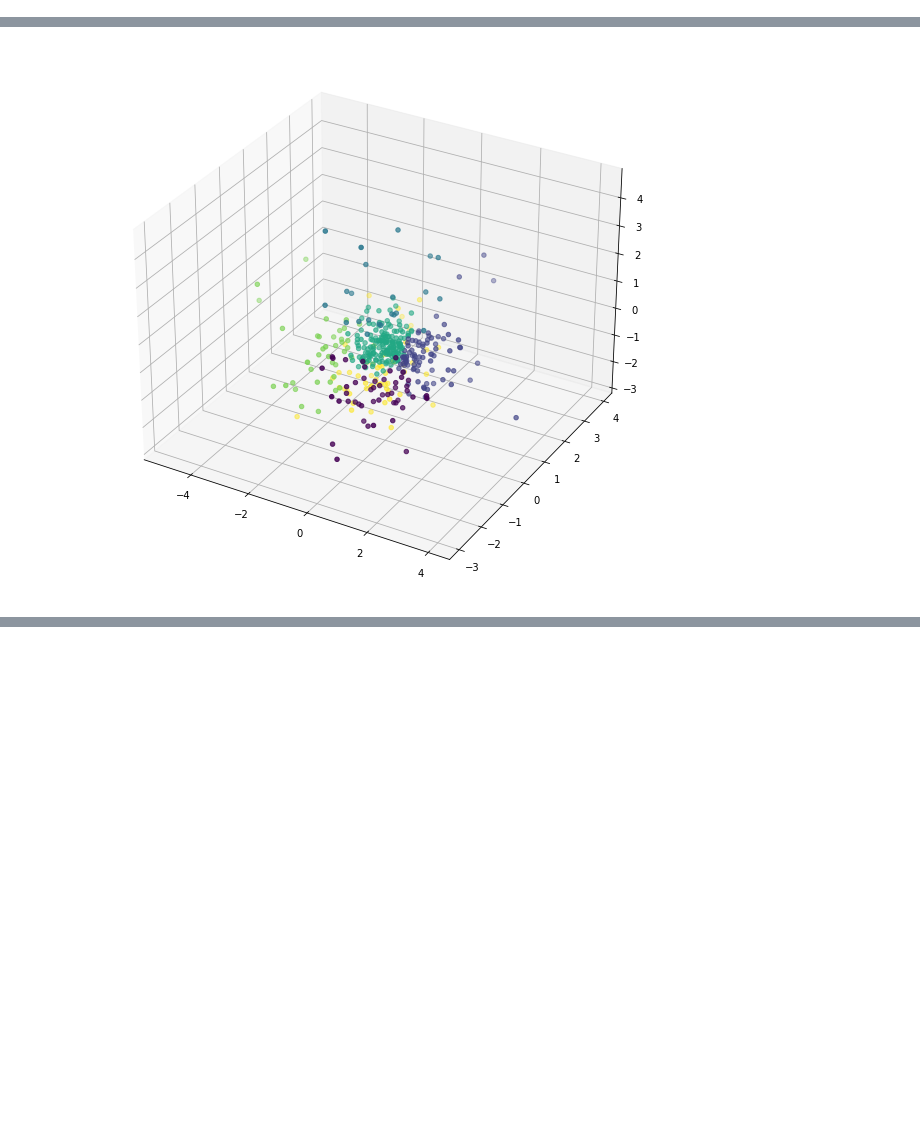
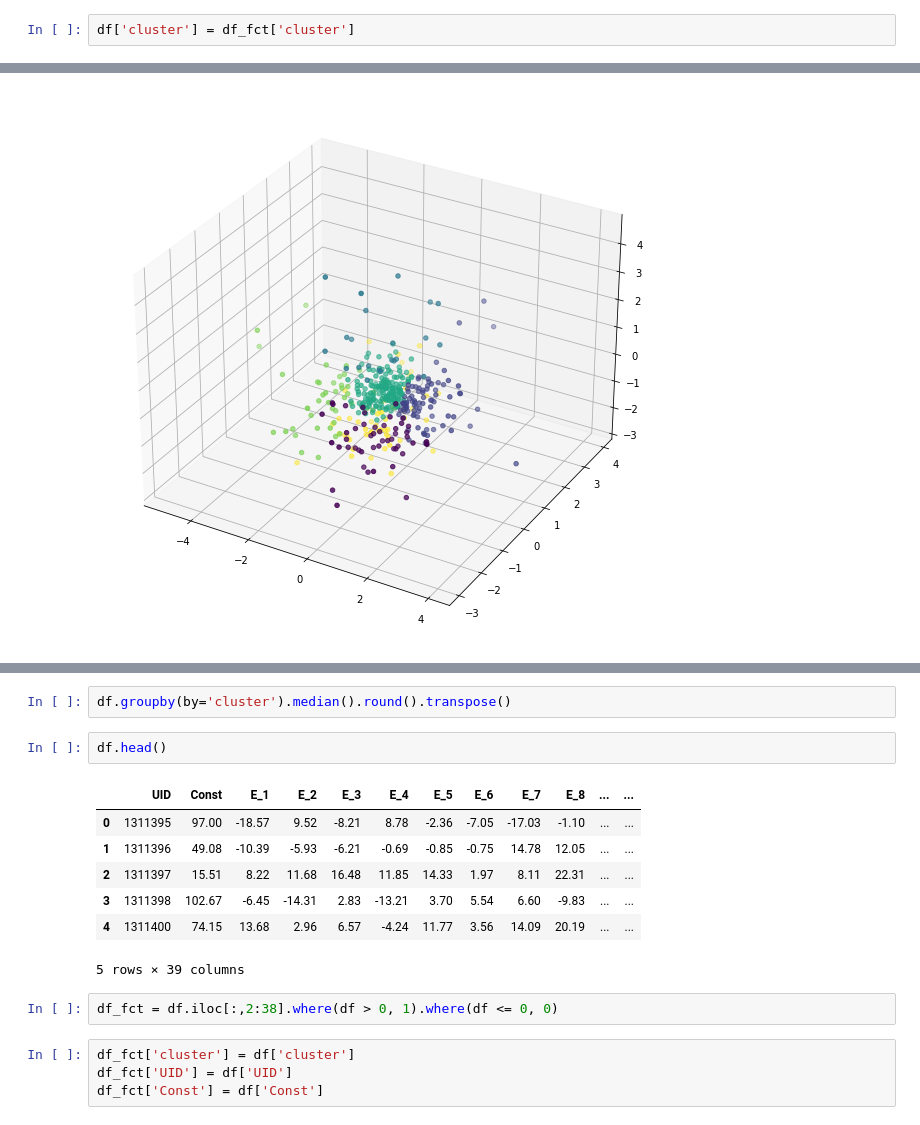
Before and after one commit to EricPostMaster/market-research-cluster-analysis, a Jupyter notebook: production.ipynb, the cells around one changed output, grey strips where cells are left out. Cells and saved outputs as stored; diff of their text form; blank space fills up the shorter version.

```diff
--- a/production.ipynb
+++ b/production.ipynb
@@ -31,6 +31,8 @@ df = pd.read_csv('customer_data.csv')
 
 # Create dataframe of factors only
 df_fct =  df.drop(['UID','Const'], axis=1)
+# %%
+df['cluster'] = df_fct['cluster']
 # %% [markdown]
 ## Factor Analysis
 
@@ -513,0 +530,18 @@ fig.show()
+# %%
+df.groupby(by='cluster').median().round().transpose()
+# %%
+df.head()
+# %% [output]
+|  | UID | Const | E_1 | E_2 | E_3 | E_4 | E_5 | E_6 | E_7 | E_8 | ... | ... |
+| 0 | 1311395 | 97.00 | -18.57 | 9.52 | -8.21 | 8.78 | -2.36 | -7.05 | -17.03 | -1.10 | ... | ... |
+| 1 | 1311396 | 49.08 | -10.39 | -5.93 | -6.21 | -0.69 | -0.85 | -0.75 | 14.78 | 12.05 | ... | ... |
+| 2 | 1311397 | 15.51 | 8.22 | 11.68 | 16.48 | 11.85 | 14.33 | 1.97 | 8.11 | 22.31 | ... | ... |
+| 3 | 1311398 | 102.67 | -6.45 | -14.31 | 2.83 | -13.21 | 3.70 | 5.54 | 6.60 | -9.83 | ... | ... |
+| 4 | 1311400 | 74.15 | 13.68 | 2.96 | 6.57 | -4.24 | 11.77 | 3.56 | 14.09 | 20.19 | ... | ... |
+5 rows × 39 columns
+# %%
+df_fct = df.iloc[:,2:38].where(df > 0, 1).where(df <= 0, 0)
+# %%
+df_fct['cluster'] = df['cluster']
+df_fct['UID'] = df['UID']
+df_fct['Const'] = df['Const']
```
Also changed, not shown: parts of 13 cells of this notebook.
